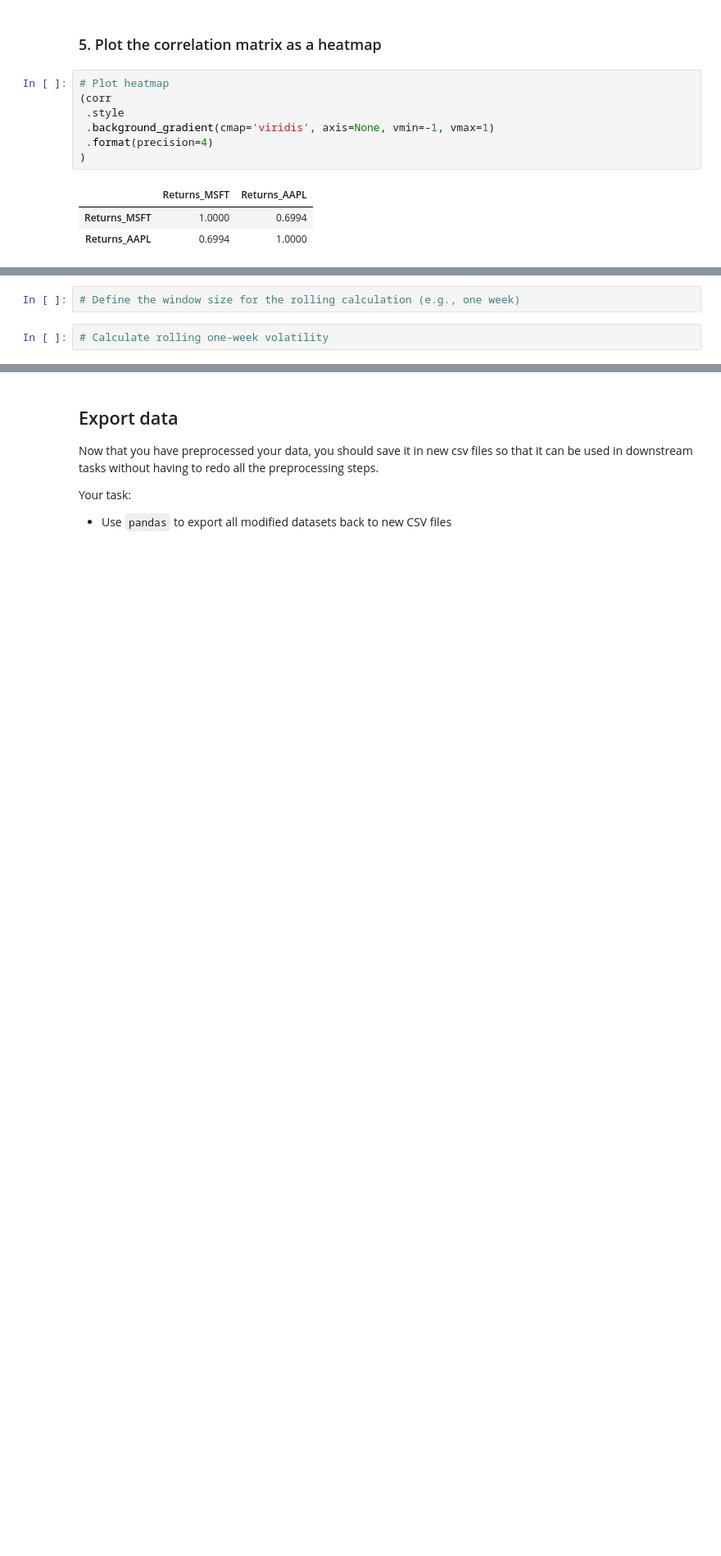
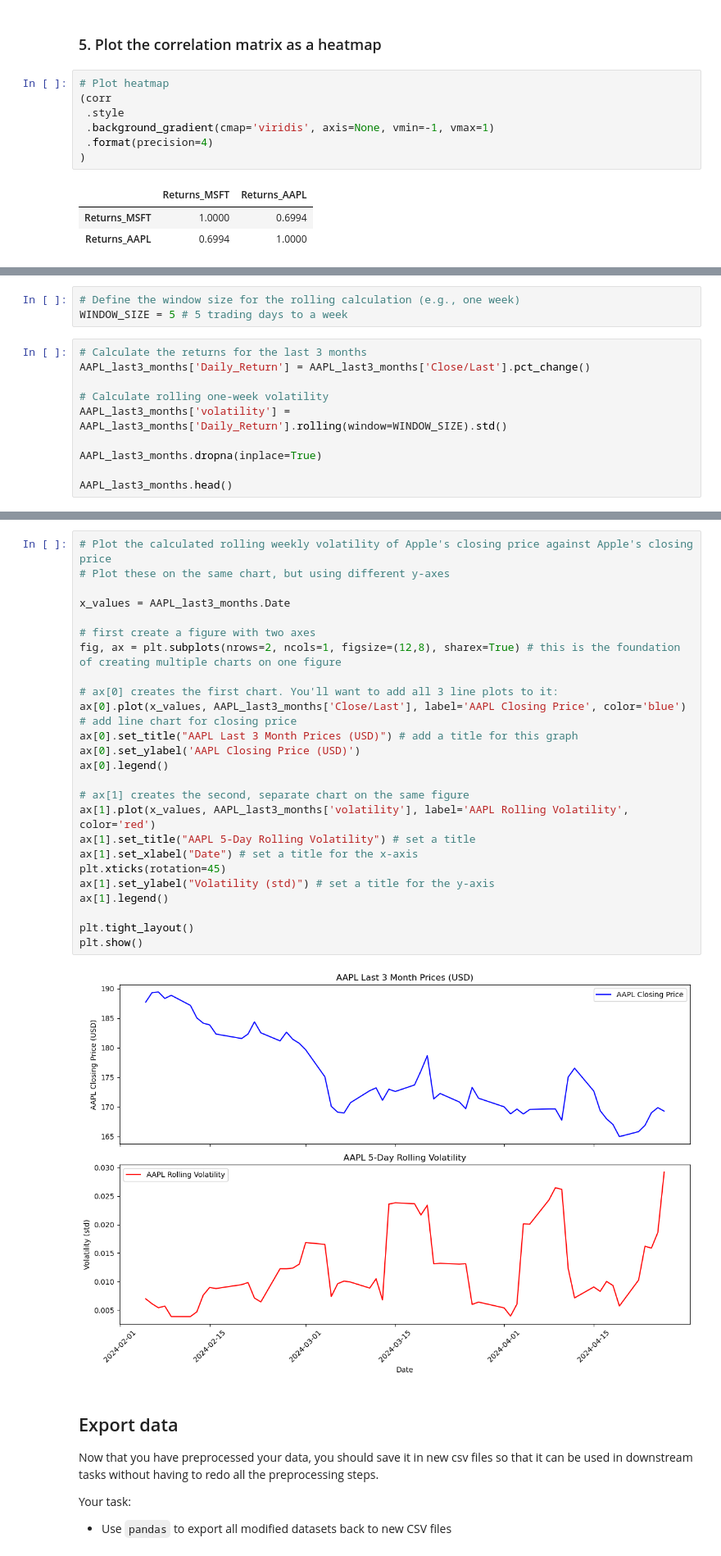
Before and after one commit to waynebar69/Stocks_ML-Pipeline, a Jupyter notebook: Project/EDA.ipynb, the cells around one changed output, grey strips where cells are left out. Shown: that part at 82% size. Saved outputs shown, nothing was run; the diff lists cells and outputs as text; blank space fills up the shorter version.

Commit message:
Calculated and plotted AAPL last 3 months rolling volatility

```diff
--- a/Project/EDA.ipynb
+++ b/Project/EDA.ipynb
@@ -690,4 +693,13 @@ Helpful hints:
 # %%
 # Define the window size for the rolling calculation (e.g., one week)
+WINDOW_SIZE = 5 # 5 trading days to a week
 # %%
+# Calculate the returns for the last 3 months
+AAPL_last3_months['Daily_Return'] = AAPL_last3_months['Close/Last'].pct_change()
+
 # Calculate rolling one-week volatility
+AAPL_last3_months['volatility'] = AAPL_last3_months['Daily_Return'].rolling(window=WINDOW_SIZE).std()
+
+AAPL_last3_months.dropna(inplace=True)
+
+AAPL_last3_months.head()
@@ -697,3 +713,30 @@ Helpful hints:
+# %%
+# Plot the calculated rolling weekly volatility of Apple's closing price against Apple's closing price
+# Plot these on the same chart, but using different y-axes
+
+x_values = AAPL_last3_months.Date
+
+# first create a figure with two axes
+fig, ax = plt.subplots(nrows=2, ncols=1, figsize=(12,8), sharex=True) # this is the foundation of creating multiple charts on one figure
+
+# ax[0] creates the first chart. You'll want to add all 3 line plots to it:
+ax[0].plot(x_values, AAPL_last3_months['Close/Last'], label='AAPL Closing Price', color='blue') # add line chart for closing price
+ax[0].set_title("AAPL Last 3 Month Prices (USD)") # add a title for this graph
+ax[0].set_ylabel('AAPL Closing Price (USD)')
+ax[0].legend()
+
+# ax[1] creates the second, separate chart on the same figure
+ax[1].plot(x_values, AAPL_last3_months['volatility'], label='AAPL Rolling Volatility', color='red')
+ax[1].set_title("AAPL 5-Day Rolling Volatility") # set a title
+ax[1].set_xlabel("Date") # set a title for the x-axis
+plt.xticks(rotation=45)
+ax[1].set_ylabel("Volatility (std)") # set a title for the y-axis
+ax[1].legend()
+
+plt.tight_layout()
+plt.show()
+# %% [output]
+[figure, added]
 # %% [markdown]
 ## Export data
 
```
Also changed, not shown: parts of 6 cells of this notebook.
